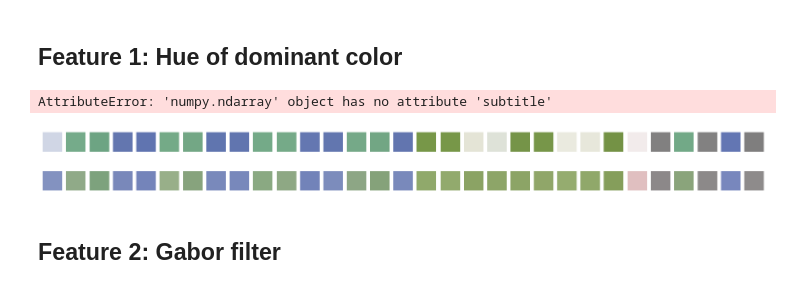
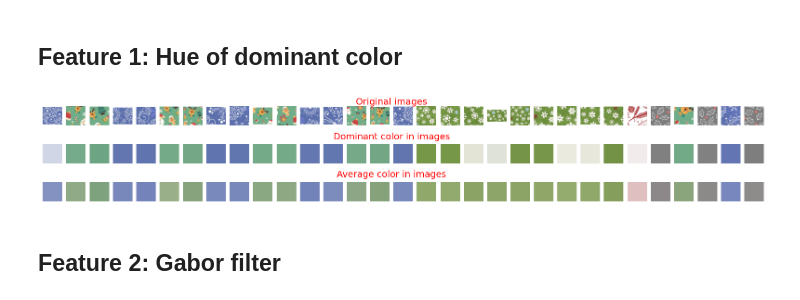
Before and after one commit to sirogosig/EE-451_code, a Jupyter notebook: project/feature_extraction_and_clustering.ipynb, the cells around one changed output. Cells and saved outputs as stored; diff of their text form; code cells hidden in the pictures.

```diff
--- a/project/feature_extraction_and_clustering.ipynb
+++ b/project/feature_extraction_and_clustering.ipynb
@@ -26,33 +26,33 @@ plt.show()
 # %% [markdown]
 ## Feature 1: Hue of dominant color
 # %%
-from customColorthief import ColorThiefCustom
-
-fig, axes = plt.subplots(2, len(imgpaths), figsize=(20, 2))
+fig, axes = plt.subplots(3, len(imgpaths), figsize=(20, 3))
 
 for i, image in enumerate(images):
-    color_thief = ColorThiefCustom(image)
+    color_thief = ColorThief(image)
     dominant_color = np.uint8(list(color_thief.get_color(2))).reshape((1,1,3))
 
     average_color = np.uint8(np.mean(np.mean(image,axis=0), axis=0))
 
     dominant_color_img = np.tile(dominant_color, (128,128,1))
     mean_color_img = np.tile(average_color, (128,128,1))
 
-    axes[0][i].imshow(dominant_color_img)
+    axes[0][i].imshow(image)
     axes[0][i].axis("off")
 
-    axes[1][i].imshow(mean_color_img)
+    axes[1][i].imshow(dominant_color_img)
     axes[1][i].axis("off")
 
-axes[0].subtitle('Dominant color in image')
-axes[1].subtitle('Average color in image')
+    axes[2][i].imshow(mean_color_img)
+    axes[2][i].axis("off")
 
-plt.title('Dominant color in image')
+plt.figtext(0.5,0.9, "Original images", ha="center", va="top", fontsize=14, color="r")
+plt.figtext(0.5,0.65, "Dominant color in images", ha="center", va="top", fontsize=14, color="r")
+plt.figtext(0.5,0.38, "Average color in images", ha="center", va="top", fontsize=14, color="r")
+
 plt.show()
 # %% [output]
-AttributeError: 'numpy.ndarray' object has no attribute 'subtitle'
-[figure, old version]
+[figure, new version]
 # %% [markdown]
 ## Feature 2: Gabor filter
 # %%
```
Also changed, not shown: parts of 7 cells of this notebook, 1 other file.
